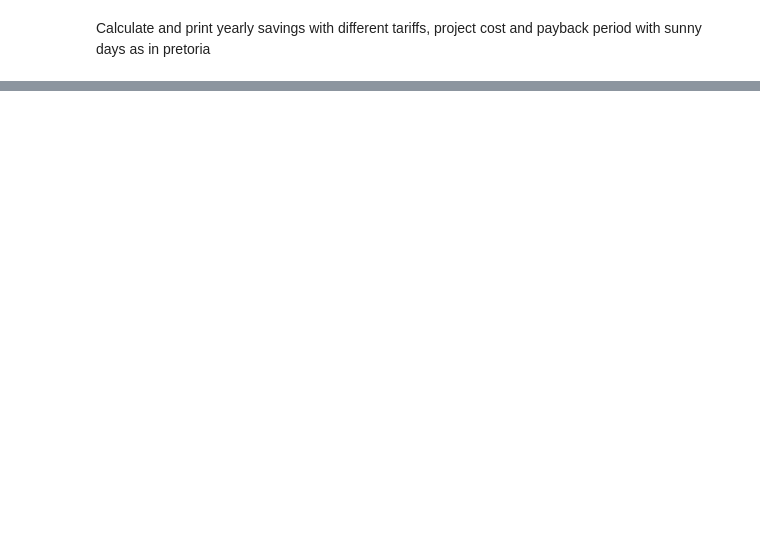
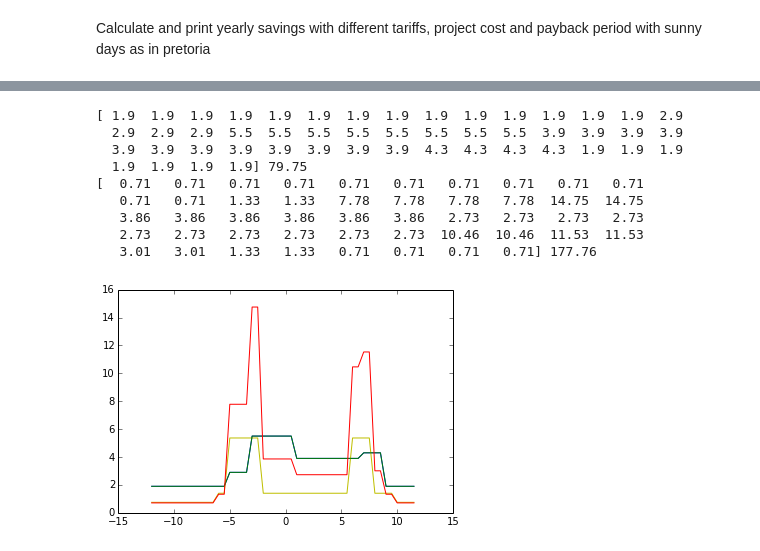
Before and after one commit to eswedwin/DiySolar, a Jupyter notebook: python(pyzo)/PV_tou.ipynb, the cells around one changed output, grey strips where cells are left out. Cells and saved outputs as stored; diff of their text form; code cells hidden in the pictures; blank space fills up the shorter version.

```diff
--- a/python(pyzo)/PV_tou.ipynb
+++ b/python(pyzo)/PV_tou.ipynb
@@ -402,0 +419,53 @@ NPV still above 0 for 30 years period - still very good long term investment wit
+# %%
+def calc_use_week_day(hours_noon, extra_winter_kw):
+    use = (0.9 + extra_winter_kw) * ((hours_noon >= 9) + (hours_noon < -5))
+    use = use + (3.3 + extra_winter_kw) * (hours_noon >= 7) * (hours_noon < 9)
+    use = use + (2.9 + extra_winter_kw) * (hours_noon >= 1) * (hours_noon < 7)
+    use = use + (4.5 + extra_winter_kw) * (hours_noon >= -3) * (hours_noon < 1)
+    use = use + (1.9 + extra_winter_kw) * (hours_noon >= -5) * (hours_noon < -3)
+    return(use)
+
+def calc_l_shift_wd(pass_use, hours_noon, avail_kwh, shift_kw):
+    use = pass_use[0:len(pass_use)]
+    avail = avail_kwh / INTERVAL_hours
+    for i in range(size(use)):
+        if ((hours_noon[i] >= -5) and (hours_noon[i] < -2)) \
+        or ((hours_noon[i] >= 6) and (hours_noon[i] < 10)):
+            adjust = min(use[i],shift_kw, avail)
+            use[i] -= adjust
+            avail -= adjust
+
+    for i in range(size(use)):
+        if (avail < avail_kwh * 1.1 / INTERVAL_hours) \
+        and (((hours_noon[i] < -6)) \
+        or   ((hours_noon[i] > 10))):
+            adjust = min(shift_kw * 0.75, avail_kwh * 1.1 / INTERVAL_hours - avail) # 75% charging, 90% cycle eff
+            use[i] += adjust
+            avail += adjust
+
+    return(use)
+
+#print(hours, tariff_w_r_kwh, tariff_s_r_kwh)
+use_work_day = calc_use_week_day(hours, 1.0)
+plot(hours[0:-1], use_work_day[0:-1], 'b')
+shift_work_day = calc_l_shift_wd(use_work_day, hours, 0, 2)
+print(shift_work_day, sum(shift_work_day) * INTERVAL_hours)
+#print (tariff_w_r_kwh)
+cost_work_day = (use_work_day * tariff_w_r_kwh * INTERVAL_hours).round(2)
+print (cost_work_day[0:-1], sum(cost_work_day[0:-1]))
+plot(hours[0:-1], tariff_w_r_kwh[0:-1], '-y')
+plot(hours[0:-1], shift_work_day[0:-1], 'g')
+plot(hours[0:-1], cost_work_day[0:-1], 'r')
+
+show()
+# %% [output]
+[ 1.9  1.9  1.9  1.9  1.9  1.9  1.9  1.9  1.9  1.9  1.9  1.9  1.9  1.9  2.9
+  2.9  2.9  2.9  5.5  5.5  5.5  5.5  5.5  5.5  5.5  5.5  3.9  3.9  3.9  3.9
+  3.9  3.9  3.9  3.9  3.9  3.9  3.9  3.9  4.3  4.3  4.3  4.3  1.9  1.9  1.9
+  1.9  1.9  1.9  1.9] 79.75
+[  0.71   0.71   0.71   0.71   0.71   0.71   0.71   0.71   0.71   0.71
+   0.71   0.71   1.33   1.33   7.78   7.78   7.78   7.78  14.75  14.75
+   3.86   3.86   3.86   3.86   3.86   3.86   2.73   2.73   2.73   2.73
+   2.73   2.73   2.73   2.73   2.73   2.73  10.46  10.46  11.53  11.53
+   3.01   3.01   1.33   1.33   0.71   0.71   0.71   0.71] 177.76
+[figure, added]
```
Also changed, not shown: parts of 10 cells of this notebook, 3 other files.
